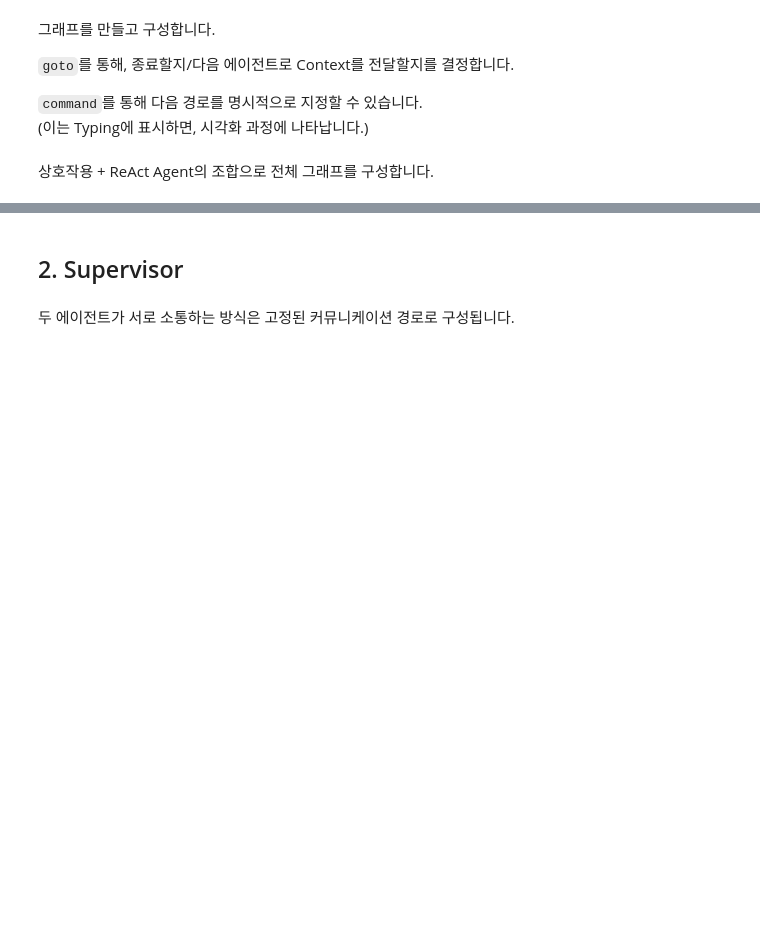
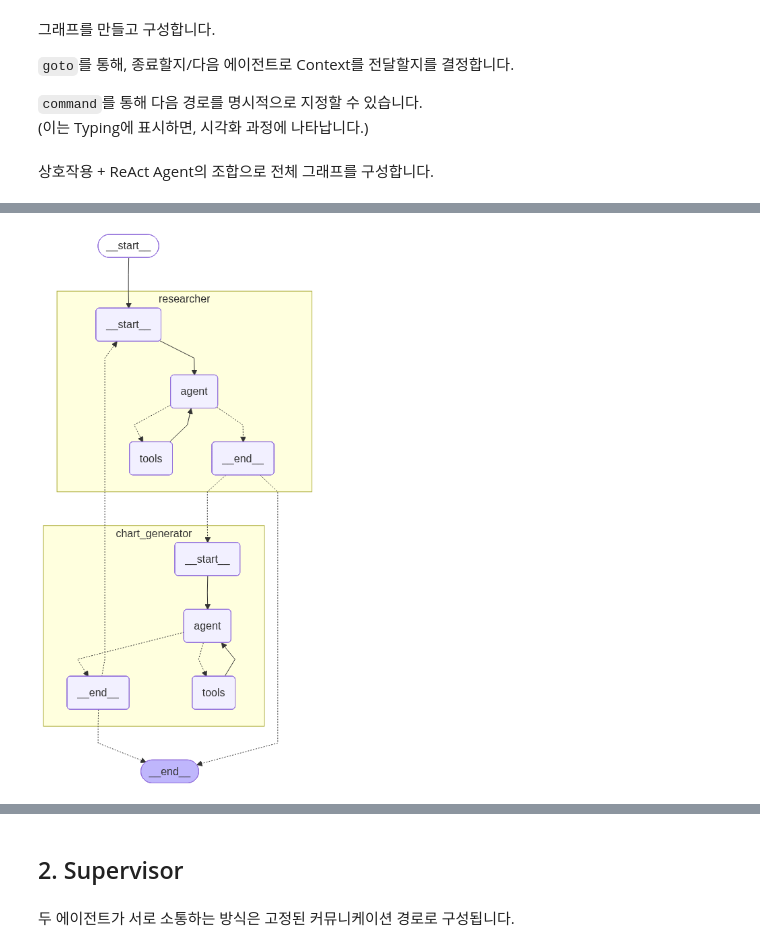
Before and after one commit to NotoriousH2/fastcampus_langgraph, a Jupyter notebook: codes/[정답]_9_PythonREPL_Multi_Agent.ipynb, the cells around one changed output, grey strips where cells are left out. Cells and saved outputs as stored; diff of their text form; code cells hidden in the pictures; blank space fills up the shorter version.

```diff
--- a/codes/[정답]_9_PythonREPL_Multi_Agent.ipynb
+++ b/codes/[정답]_9_PythonREPL_Multi_Agent.ipynb
@@ -41,8 +59,8 @@ import matplotlib.pyplot as plt
 plt.rc('font', family='NanumBarunGothic')
 # %%
 import os
-os.environ['GOOGLE_API_KEY'] = ''
-os.environ["TAVILY_API_KEY"] = ""
+os.environ['GOOGLE_API_KEY'] = 'AIxxx'
+os.environ["TAVILY_API_KEY"] = "tvly-xxxx"
 
 from langchain_core.rate_limiters import InMemoryRateLimiter
 from langchain_google_genai import ChatGoogleGenerativeAI
@@ -58,7 +76,9 @@ rate_limiter = InMemoryRateLimiter(
 # rate limiter를 LLM에 적용
 llm = ChatGoogleGenerativeAI(
     model="gemini-2.0-flash",
-    rate_limiter=rate_limiter
+    rate_limiter=rate_limiter,
+    temperature=0.2,
+    max_tokens=8192
 )
 # %% [markdown]
 랭스미스 연동을 설정합니다.
@@ -209,3 +286,8 @@ graph
+# %%
+from IPython.display import Image, display
+display(Image(graph.get_graph(xray=1).draw_mermaid_png()))
+# %% [output]
+[figure, added]
 # %%
 events = graph.stream(
     {
```
Also changed, not shown: parts of 19 cells of this notebook, 27 other files.
